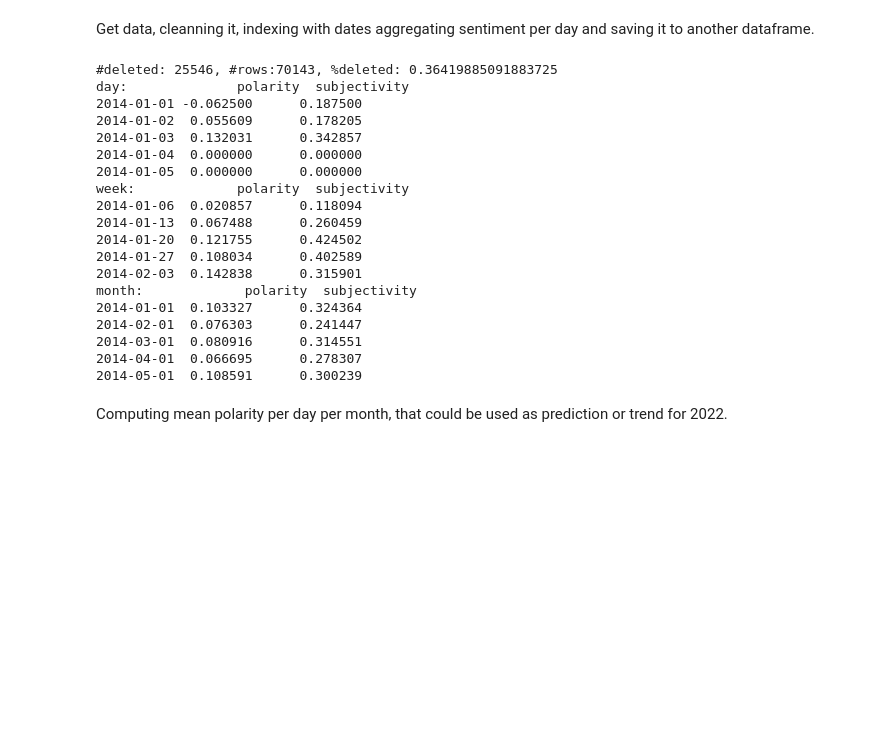
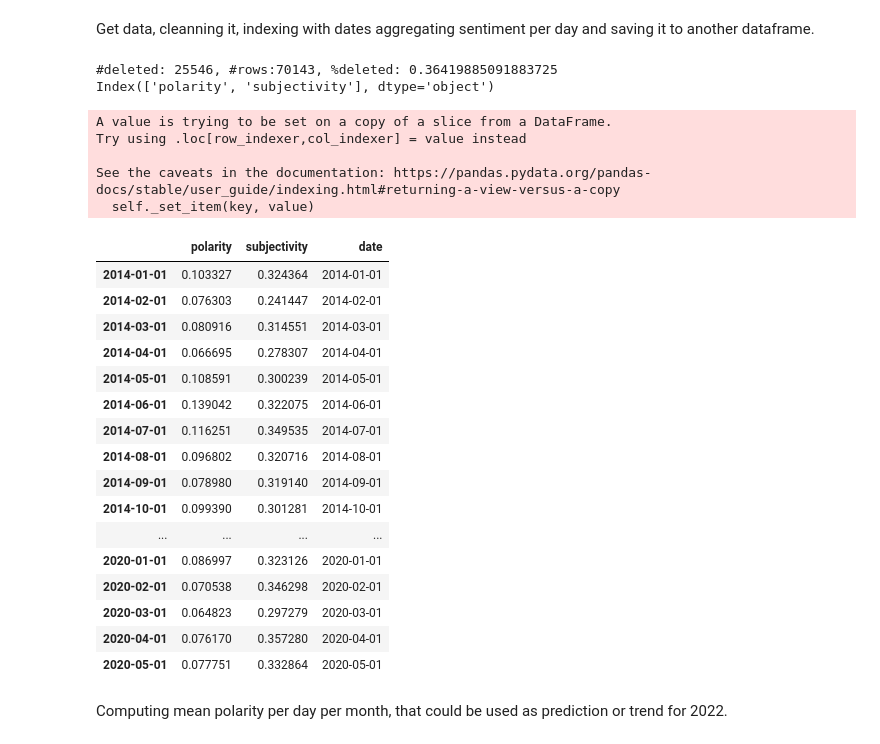
Before and after one commit to JulienF-Q/PBHLTH132, a Jupyter notebook: ph_notebook.ipynb, the cells around one changed output. Saved outputs shown, nothing was run; the diff lists cells and outputs as text; code cells hidden in the pictures; blank space fills up the shorter version.

```diff
--- a/ph_notebook.ipynb
+++ b/ph_notebook.ipynb
@@ -17,50 +19,63 @@ Get data, cleanning it, indexing with dates aggregating sentiment per day and sa
 # %%
 data = pd.read_csv('ProjectPH_2013_2021.csv', usecols = [i for i in range(1,7)], index_col=0, parse_dates= True)
 data['created'] = pd.to_datetime(data.index)
 
 
 ## ['[effacé]', '[supprimé]', 'Title', 'title', 'Title.'] :(
 to_delete = np.array(data.selftext.value_counts().index[0:5])
 posts_to_delete_filter = data.selftext.isin(to_delete)
 print(f'#deleted: {np.sum(posts_to_delete_filter)}, #rows:{data.shape[0]}, %deleted: {np.sum(posts_to_delete_filter)/data.shape[0]}')
 data = data[~posts_to_delete_filter]
 
 # date_time_format = '%Y-%m-%d %H:%M:%S'
 
 ## create df per day
 dates = np.sort(np.unique(data.created.dt.date))
 mean_per_day = data.groupby(data.index.date).mean()
 
 data_per_day = pd.DataFrame({"polarity": mean_per_day.sentiment_polarity, "subjectivity": mean_per_day.sentiment_subjectivity})
 data_per_day.index = pd.DatetimeIndex(dates)
 data_per_day = data_per_day.asfreq("D", fill_value=0)
 
 data_per_week = data_per_day.groupby(pd.Grouper(freq="W-MON")).mean()
 data_per_month = data_per_day.groupby(pd.Grouper(freq="MS")).mean()
-
-print("day: " , data_per_day.head())
-print("week:", data_per_week.head())
-print("month:", data_per_month.head())
+###SPLIT DATA INTO TRAINING AND TEST DATA HERE!!!
+month_training = data_per_month.head(int(round(0.8 * len(data_per_month))))
+month_testing = data_per_month.tail(int(round(0.2 * len(data_per_month))))
+#print("day: " , data_per_day.head())
+#print("week:", data_per_week.head())
+#print("month:", data_per_month.head())
+print(month_training.columns)
+month_training.sort_index(inplace=True)
+month_training['date'] = pd.to_datetime(month_training.index)
+month_testing['date'] = pd.to_datetime(month_testing.index)
+pd.set_option("display.max_rows", None, "display.max_columns", None)
+month_training
 # %% [output]
 #deleted: 25546, #rows:70143, %deleted: 0.36419885091883725
-day:              polarity  subjectivity
-2014-01-01 -0.062500      0.187500
-2014-01-02  0.055609      0.178205
-2014-01-03  0.132031      0.342857
-2014-01-04  0.000000      0.000000
-2014-01-05  0.000000      0.000000
-week:             polarity  subjectivity
-2014-01-06  0.020857      0.118094
-2014-01-13  0.067488      0.260459
-2014-01-20  0.121755      0.424502
-2014-01-27  0.108034      0.402589
-2014-02-03  0.142838      0.315901
-month:             polarity  subjectivity
-2014-01-01  0.103327      0.324364
-2014-02-01  0.076303      0.241447
-2014-03-01  0.080916      0.314551
-2014-04-01  0.066695      0.278307
-2014-05-01  0.108591      0.300239
+Index(['polarity', 'subjectivity'], dtype='object')
+A value is trying to be set on a copy of a slice from a DataFrame.
+Try using .loc[row_indexer,col_indexer] = value instead
+
+See the caveats in the documentation: https://pandas.pydata.org/pandas-docs/stable/user_guide/indexing.html#returning-a-view-versus-a-copy
+  self._set_item(key, value)
+|  | polarity | subjectivity | date |
+| 2014-01-01 | 0.103327 | 0.324364 | 2014-01-01 |
+| 2014-02-01 | 0.076303 | 0.241447 | 2014-02-01 |
+| 2014-03-01 | 0.080916 | 0.314551 | 2014-03-01 |
+| 2014-04-01 | 0.066695 | 0.278307 | 2014-04-01 |
+| 2014-05-01 | 0.108591 | 0.300239 | 2014-05-01 |
+| 2014-06-01 | 0.139042 | 0.322075 | 2014-06-01 |
+| 2014-07-01 | 0.116251 | 0.349535 | 2014-07-01 |
+| 2014-08-01 | 0.096802 | 0.320716 | 2014-08-01 |
+| 2014-09-01 | 0.078980 | 0.319140 | 2014-09-01 |
+| 2014-10-01 | 0.099390 | 0.301281 | 2014-10-01 |
+| ... | ... | ... | ... |
+| 2020-01-01 | 0.086997 | 0.323126 | 2020-01-01 |
+| 2020-02-01 | 0.070538 | 0.346298 | 2020-02-01 |
+| 2020-03-01 | 0.064823 | 0.297279 | 2020-03-01 |
+| 2020-04-01 | 0.076170 | 0.357280 | 2020-04-01 |
+| 2020-05-01 | 0.077751 | 0.332864 | 2020-05-01 |
 # %% [markdown]
 Computing mean polarity per day per month, that could be used as prediction or trend for 2022.
 # %%
```
Also changed, not shown: parts of 10 cells of this notebook.
